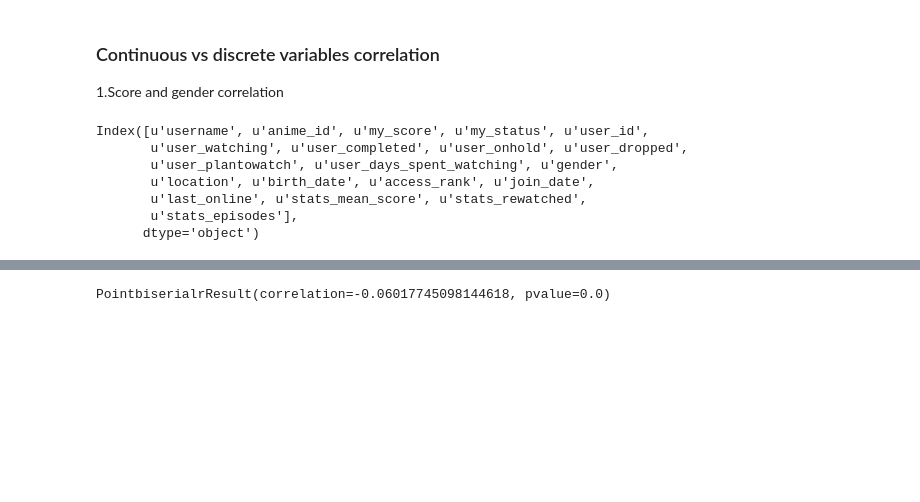
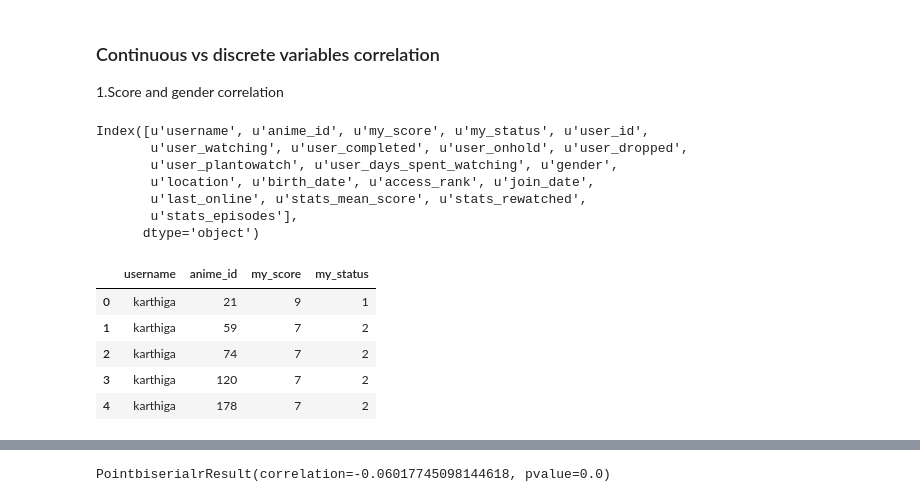
Before and after one commit to noodlze/CapstoneProject, a Jupyter notebook: MyAnimeListData exploration.ipynb, the cells around one changed output, grey strips where cells are left out. Drawn from its saved outputs; the diff is of its cells as text; code cells hidden in the pictures; blank space fills up the shorter version.

```diff
--- a/MyAnimeListData exploration.ipynb
+++ b/MyAnimeListData exploration.ipynb
@@ -197,3 +197,12 @@ Index([u'username', u'anime_id', u'my_score', u'my_status', u'user_id',
        u'last_online', u'stats_mean_score', u'stats_rewatched',
        u'stats_episodes'],
       dtype='object')
+# %%
+ScoresOfUsernameWith28plusRatings.head()
+# %% [output]
+|  | username | anime_id | my_score | my_status |
+| 0 | karthiga | 21 | 9 | 1 |
+| 1 | karthiga | 59 | 7 | 2 |
+| 2 | karthiga | 74 | 7 | 2 |
+| 3 | karthiga | 120 | 7 | 2 |
+| 4 | karthiga | 178 | 7 | 2 |
```
Also changed, not shown: parts of 2 cells of this notebook.
